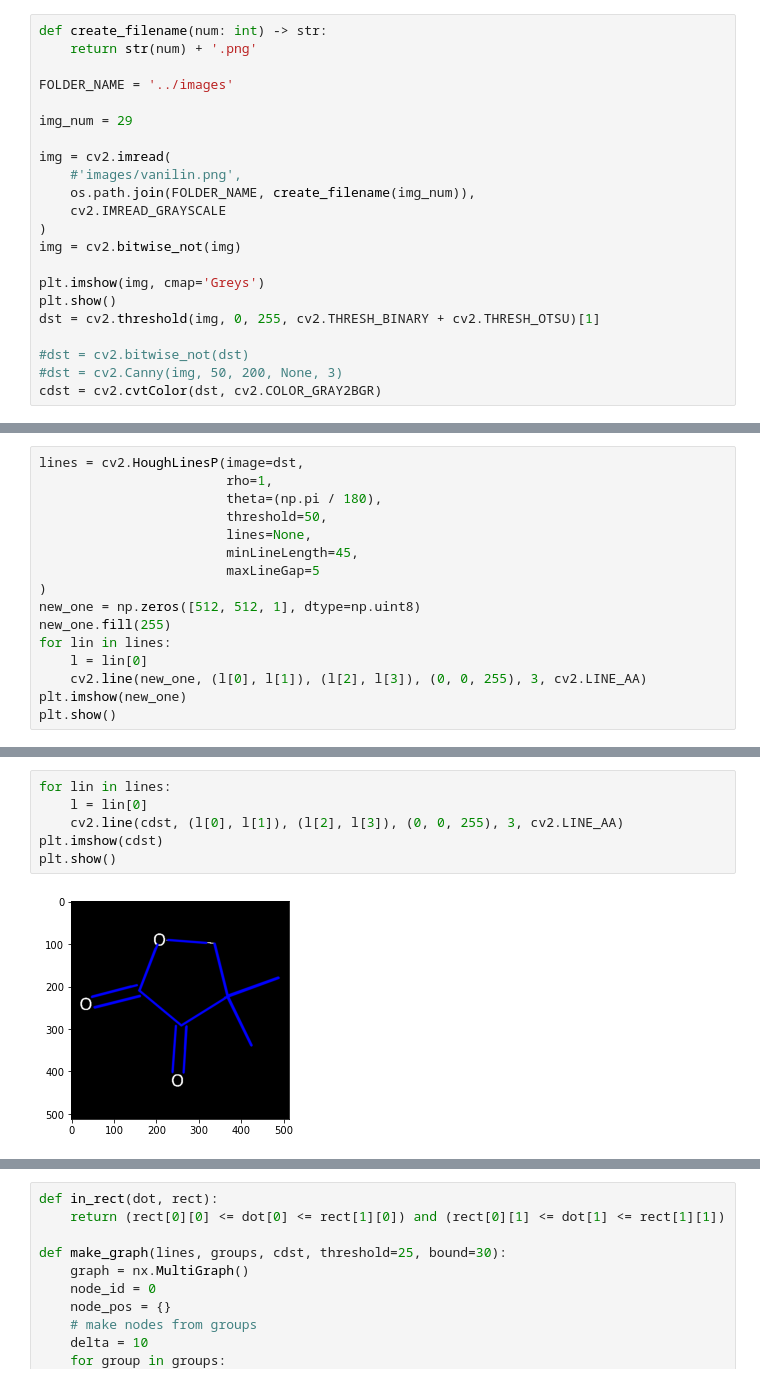
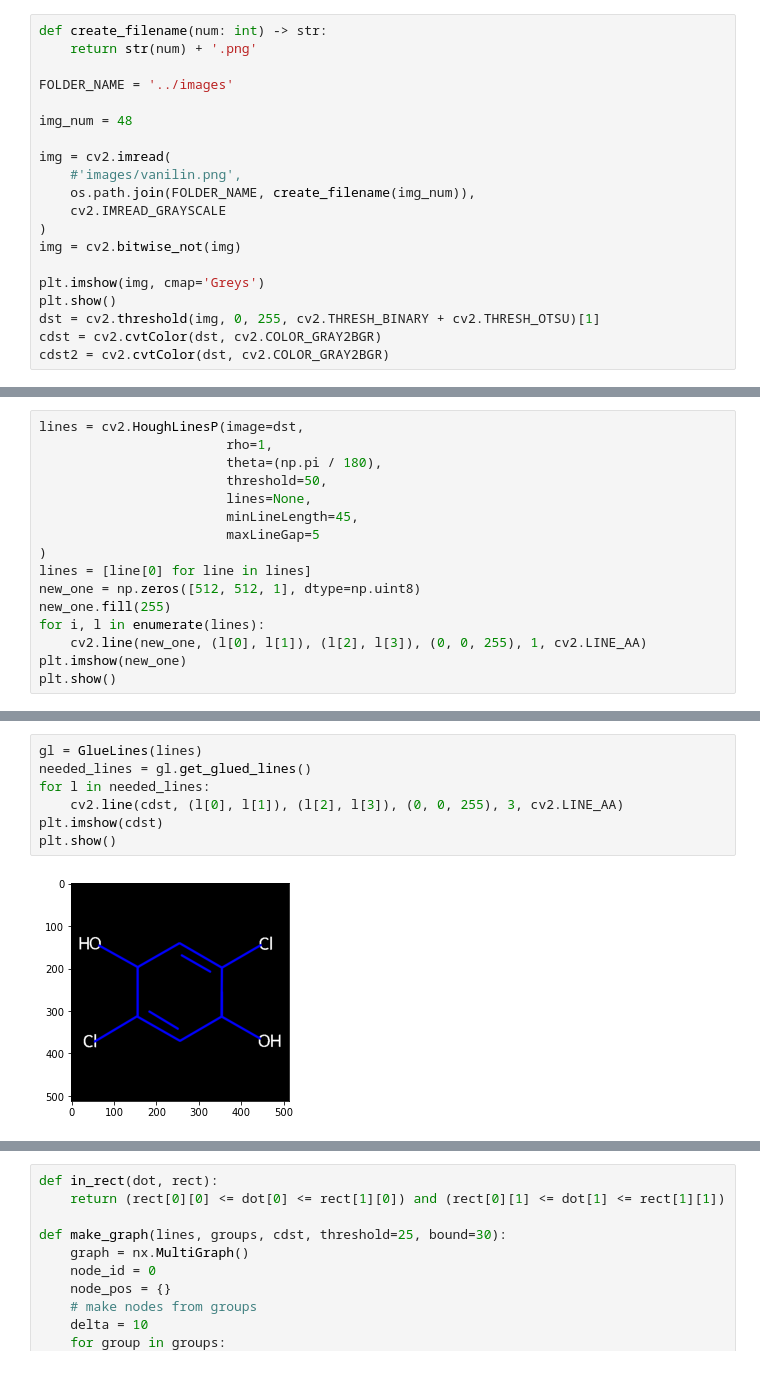
Before and after one commit to kot239/chem-to-smiles, a Jupyter notebook: src/ImagesWithCV.ipynb, the cells around one changed output, grey strips where cells are left out. Saved outputs shown, nothing was run; the diff lists cells and outputs as text.

```diff
--- a/src/ImagesWithCV.ipynb
+++ b/src/ImagesWithCV.ipynb
@@ -12,7 +13,7 @@ def create_filename(num: int) -> str:
 
 FOLDER_NAME = '../images'
 
-img_num = 29
+img_num = 48
 
 img = cv2.imread(
     #'images/vanilin.png',
@@ -24,8 +25,6 @@ img = cv2.bitwise_not(img)
 plt.imshow(img, cmap='Greys')
 plt.show()
 dst = cv2.threshold(img, 0, 255, cv2.THRESH_BINARY + cv2.THRESH_OTSU)[1]
-
-#dst = cv2.bitwise_not(dst)
-#dst = cv2.Canny(img, 50, 200, None, 3)
 cdst = cv2.cvtColor(dst, cv2.COLOR_GRAY2BGR)
+cdst2 = cv2.cvtColor(dst, cv2.COLOR_GRAY2BGR)
 # %% [output]
@@ -39,11 +38,11 @@ lines = cv2.HoughLinesP(image=dst,
                         minLineLength=45,
                         maxLineGap=5
 )
+lines = [line[0] for line in lines]
 new_one = np.zeros([512, 512, 1], dtype=np.uint8)
 new_one.fill(255)
-for lin in lines:
-    l = lin[0]
-    cv2.line(new_one, (l[0], l[1]), (l[2], l[3]), (0, 0, 255), 3, cv2.LINE_AA)
+for i, l in enumerate(lines):
+    cv2.line(new_one, (l[0], l[1]), (l[2], l[3]), (0, 0, 255), 1, cv2.LINE_AA)
 plt.imshow(new_one)
 plt.show()
 # %% [output]
@@ -51,8 +50,9 @@ plt.show()
 # %%
-for lin in lines:
-    l = lin[0]
+gl = GlueLines(lines)
+needed_lines = gl.get_glued_lines()
+for l in needed_lines:
     cv2.line(cdst, (l[0], l[1]), (l[2], l[3]), (0, 0, 255), 3, cv2.LINE_AA)
 plt.imshow(cdst)
 plt.show()
 # %% [output]
-[figure, old version]
+[figure, new version]
```
Also changed, not shown: parts of 7 cells of this notebook, 3 other files.
